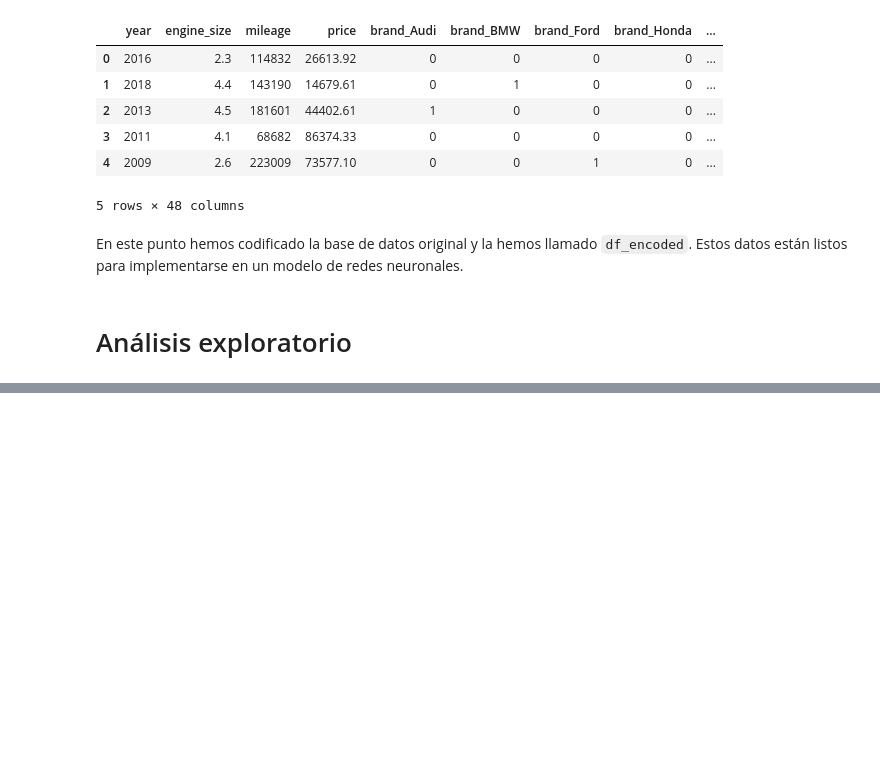
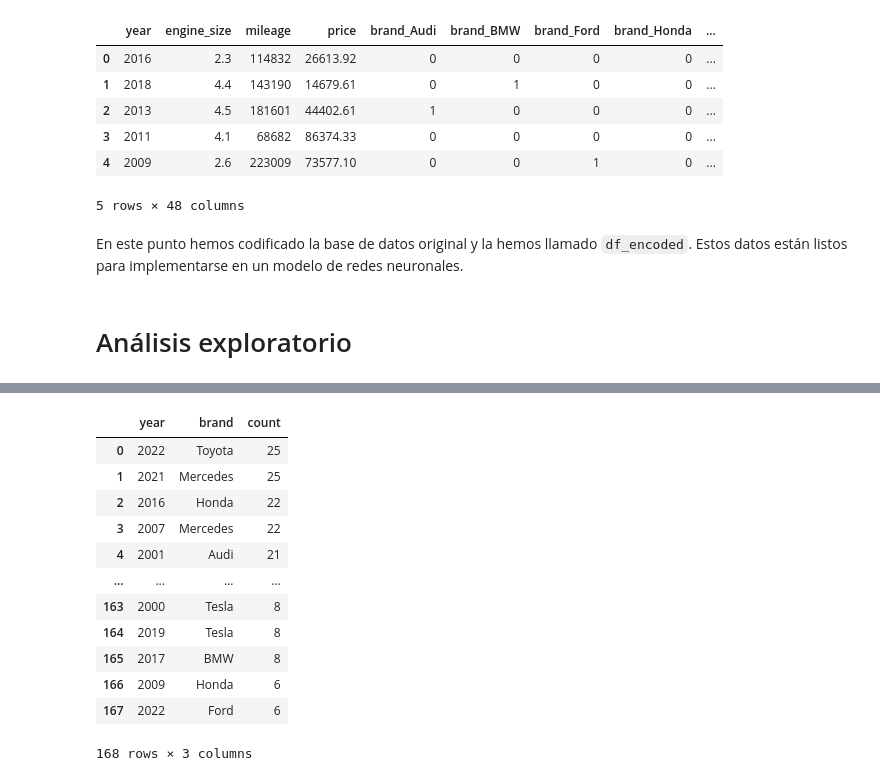
Before and after one commit to sirlluis/machine-learing-porfolio, a Jupyter notebook: car_price_prediction/notebook.ipynb, the cells around one changed output, grey strips where cells are left out. Saved outputs shown, nothing was run; the diff lists cells and outputs as text; code cells hidden in the pictures; blank space fills up the shorter version.

```diff
--- a/car_price_prediction/notebook.ipynb
+++ b/car_price_prediction/notebook.ipynb
@@ -229,0 +249,17 @@ Name: year, dtype: int64
+# %%
+cars=df[["year", "brand"]].value_counts().reset_index()
+cars
+# %% [output]
+|  | year | brand | count |
+| 0 | 2022 | Toyota | 25 |
+| 1 | 2021 | Mercedes | 25 |
+| 2 | 2016 | Honda | 22 |
+| 3 | 2007 | Mercedes | 22 |
+| 4 | 2001 | Audi | 21 |
+| ... | ... | ... | ... |
+| 163 | 2000 | Tesla | 8 |
+| 164 | 2019 | Tesla | 8 |
+| 165 | 2017 | BMW | 8 |
+| 166 | 2009 | Honda | 6 |
+| 167 | 2022 | Ford | 6 |
+168 rows × 3 columns
```
Also changed, not shown: parts of 6 cells of this notebook.
